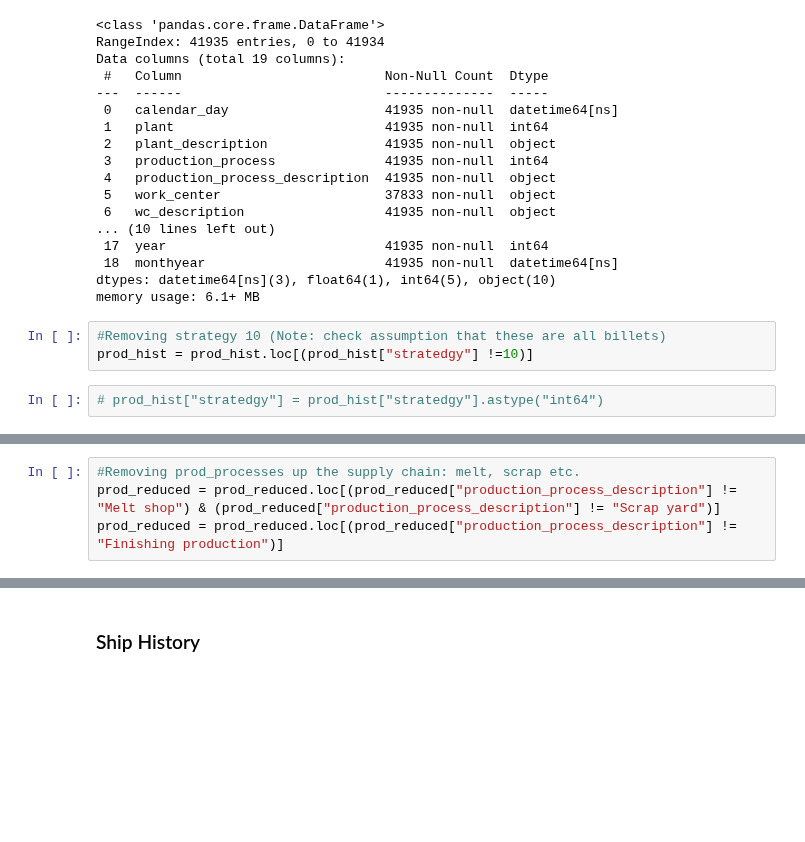
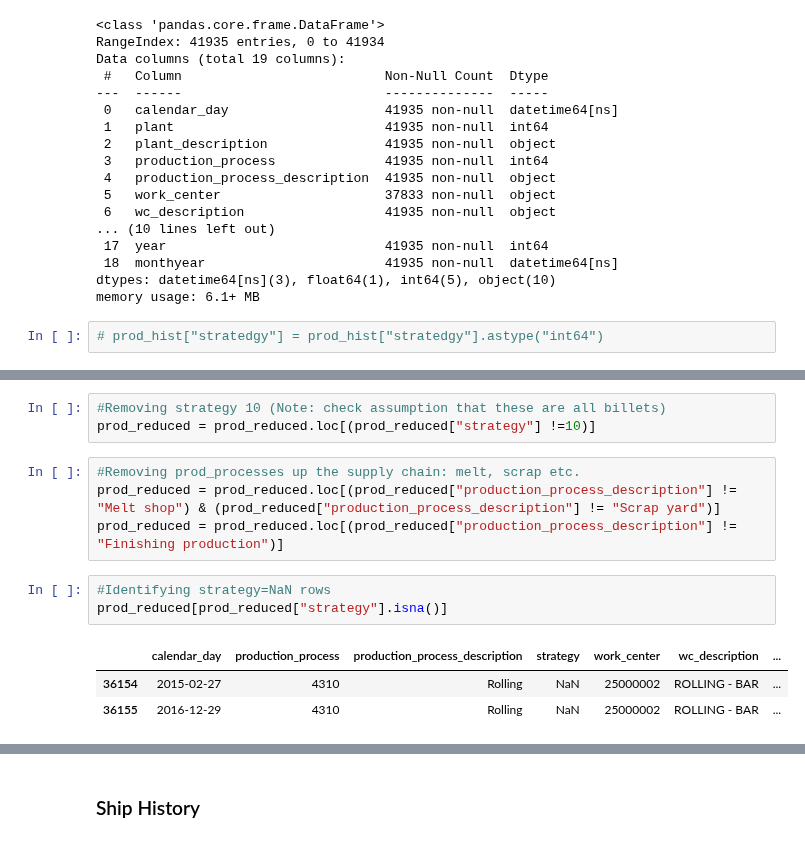
Before and after one commit to jvac06/pft, a Jupyter notebook: scripts/cleaning.ipynb, the cells around one changed output, grey strips where cells are left out. Drawn from its saved outputs; the diff is of its cells as text; blank space fills up the shorter version.

```diff
--- a/scripts/cleaning.ipynb
+++ b/scripts/cleaning.ipynb
@@ -221,9 +221,6 @@ Data columns (total 19 columns):
  18  monthyear                       41935 non-null  datetime64[ns]
 dtypes: datetime64[ns](3), float64(1), int64(5), object(10)
 memory usage: 6.1+ MB
-# %%
-#Removing strategy 10 (Note: check assumption that these are all billets)
-prod_hist = prod_hist.loc[(prod_hist["stratedgy"] !=10)]
 # %%
 # prod_hist["stratedgy"] = prod_hist["stratedgy"].astype("int64")
 # %%
@@ -237,7 +234,17 @@ prod_reduced.head()
 | 2 | 2013-02-06 | 4310 | Rolling | 63.0 | 25000001 | ROLLING - STRUCTURAL | ... |
 | 3 | 2013-02-06 | 4310 | Rolling | 63.0 | 25000001 | ROLLING - STRUCTURAL | ... |
 | 4 | 2013-02-06 | 4310 | Rolling | 63.0 | 25000001 | ROLLING - STRUCTURAL | ... |
+# %%
+#Removing strategy 10 (Note: check assumption that these are all billets)
+prod_reduced = prod_reduced.loc[(prod_reduced["strategy"] !=10)]
 # %%
 #Removing prod_processes up the supply chain: melt, scrap etc.
 prod_reduced = prod_reduced.loc[(prod_reduced["production_process_description"] != "Melt shop") & (prod_reduced["production_process_description"] != "Scrap yard")]
 prod_reduced = prod_reduced.loc[(prod_reduced["production_process_description"] != "Finishing production")]
+# %%
+#Identifying strategy=NaN rows
+prod_reduced[prod_reduced["strategy"].isna()]
+# %% [output]
+|  | calendar_day | production_process | production_process_description | strategy | work_center | wc_description | ... |
+| 36154 | 2015-02-27 | 4310 | Rolling | NaN | 25000002 | ROLLING - BAR | ... |
+| 36155 | 2016-12-29 | 4310 | Rolling | NaN | 25000002 | ROLLING - BAR | ... |
```
Also changed, not shown: parts of 9 cells of this notebook.
